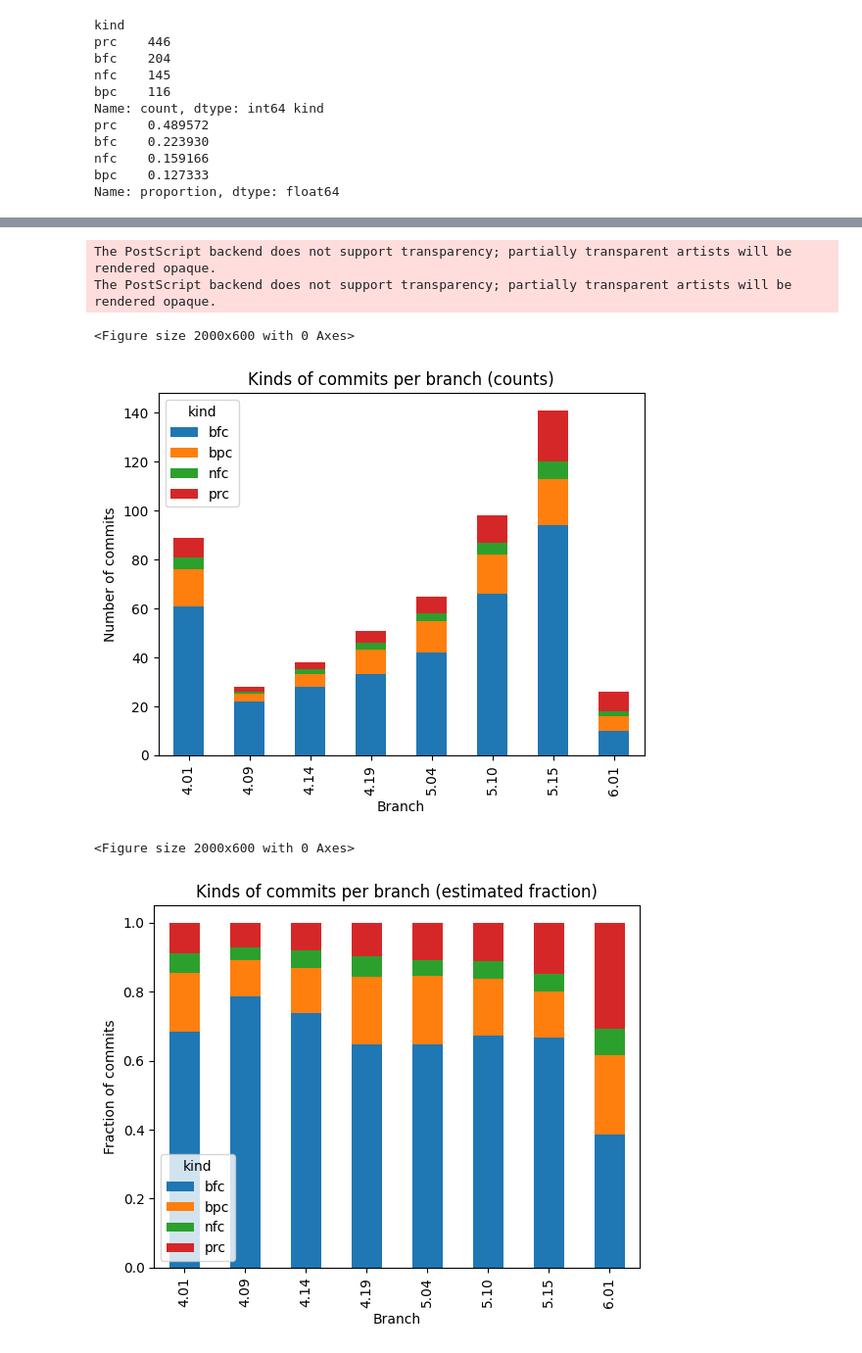
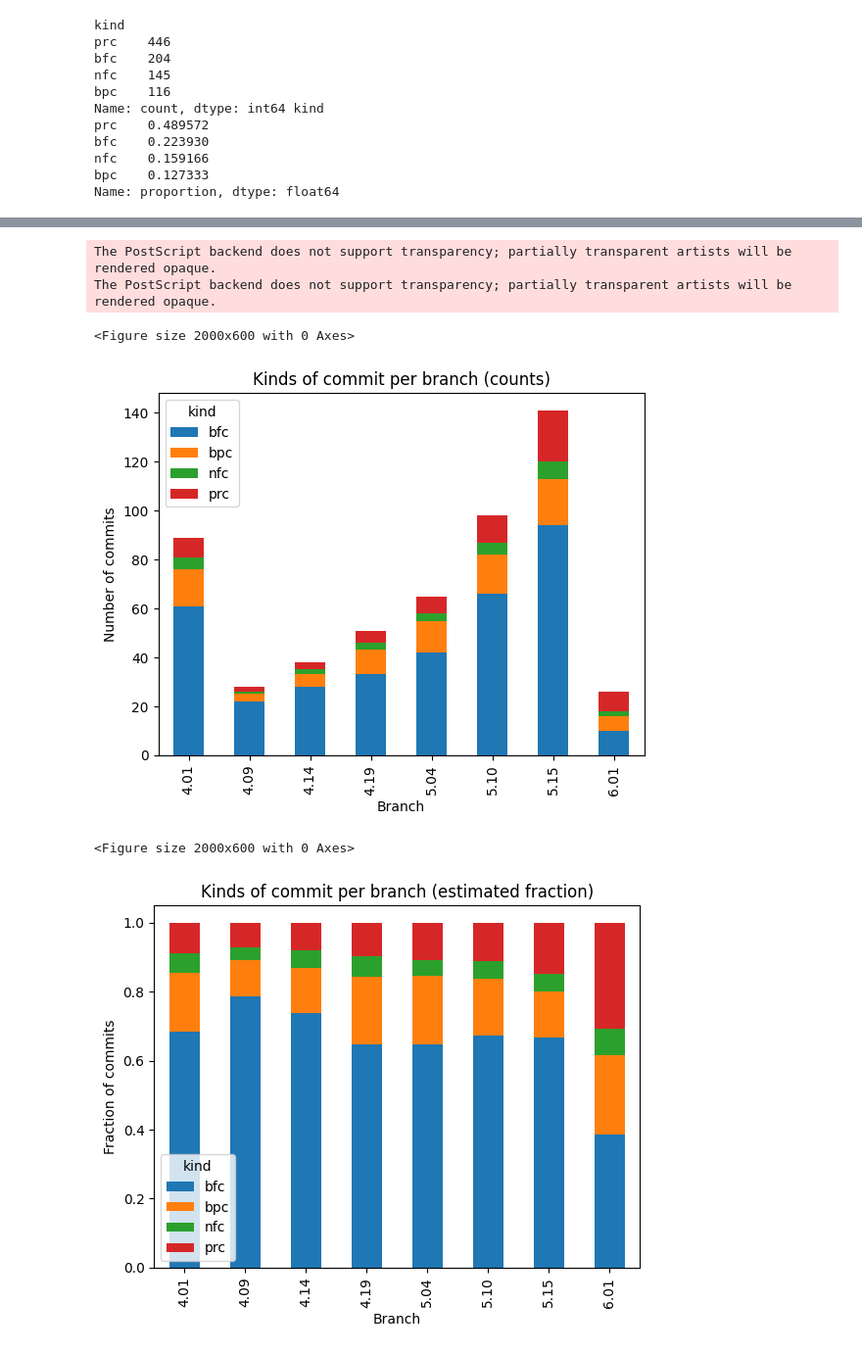
Before and after one commit to codeurjc/linux-bugs, a Jupyter notebook: lts-finder/Analysis.ipynb, the cells around one changed output, grey strips where cells are left out. Shown at 98% size. Drawn from its saved outputs; the diff is of its cells as text; code cells hidden in the pictures.

Commit message:
Updating number of commits, etc.

```diff
--- a/lts-finder/Analysis.ipynb
+++ b/lts-finder/Analysis.ipynb
@@ -346,23 +432,23 @@ kinds_fractions = LTS_kinds.groupby('branch')['kind'].value_counts(normalize=Tru
 # %%
 plt.figure(figsize=(20, 6))
 kinds_counts.unstack().plot(kind="bar", stacked=True)
-plt.title("Kinds of commits per branch (counts)")
+plt.title("Kinds of commit per branch (counts)")
 plt.xlabel("Branch")
 plt.ylabel("Number of commits")
 #plt.show()
 plt.savefig(os.path.join("figs", f"annotated_commits_branch_kind.eps"))
 
 plt.figure(figsize=(20, 6))
 kinds_fractions.unstack().plot(kind="bar", stacked=True)
-plt.title("Kinds of commits per branch (estimated fraction)")
+plt.title("Kinds of commit per branch (estimated fraction)")
 plt.xlabel("Branch")
 plt.ylabel("Fraction of commits")
 #plt.show()
 plt.savefig(os.path.join("figs", f"annotated_commits_branch_kind_fraction.eps"))
 # %% [output]
 The PostScript backend does not support transparency; partially transparent artists will be rendered opaque.
 The PostScript backend does not support transparency; partially transparent artists will be rendered opaque.
 <Figure size 2000x600 with 0 Axes>
-[figure, old version]
+[figure, new version]
 <Figure size 2000x600 with 0 Axes>
-[figure, old version]
+[figure, new version]
```
Also changed, not shown: parts of 7 cells of this notebook, 2 other files.
